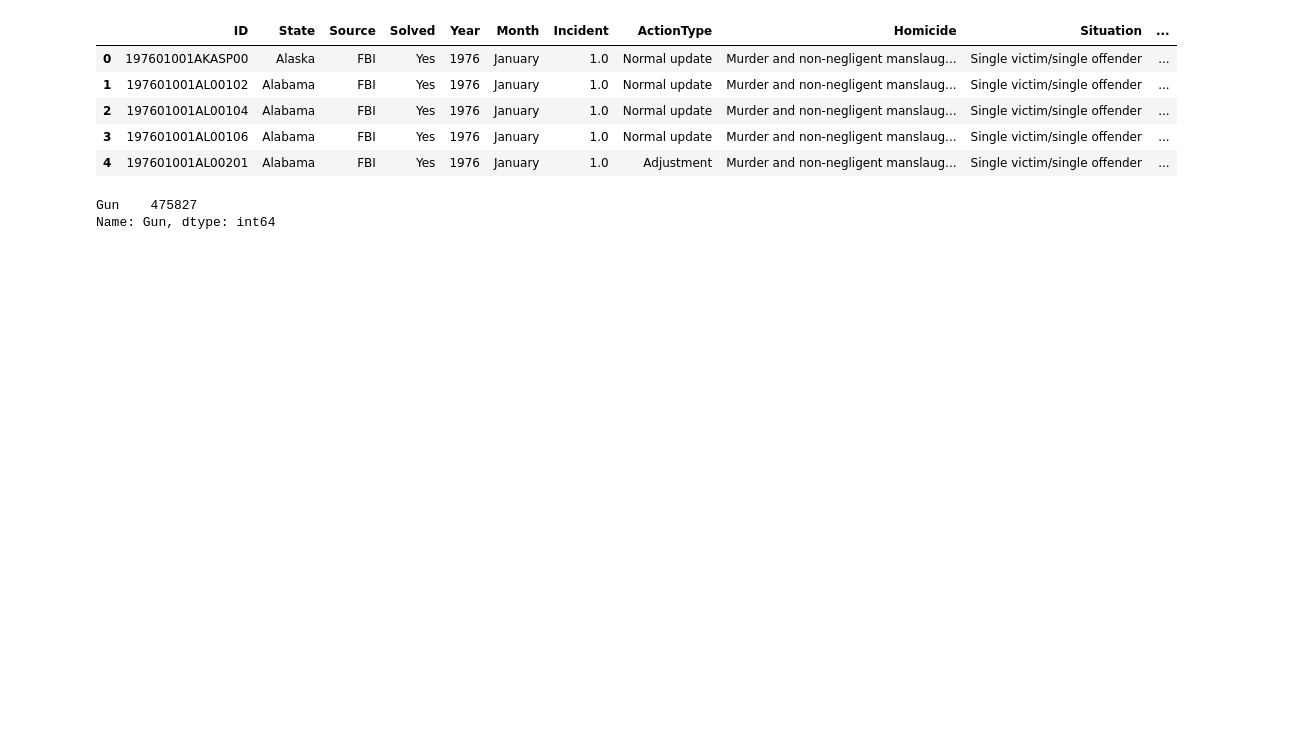
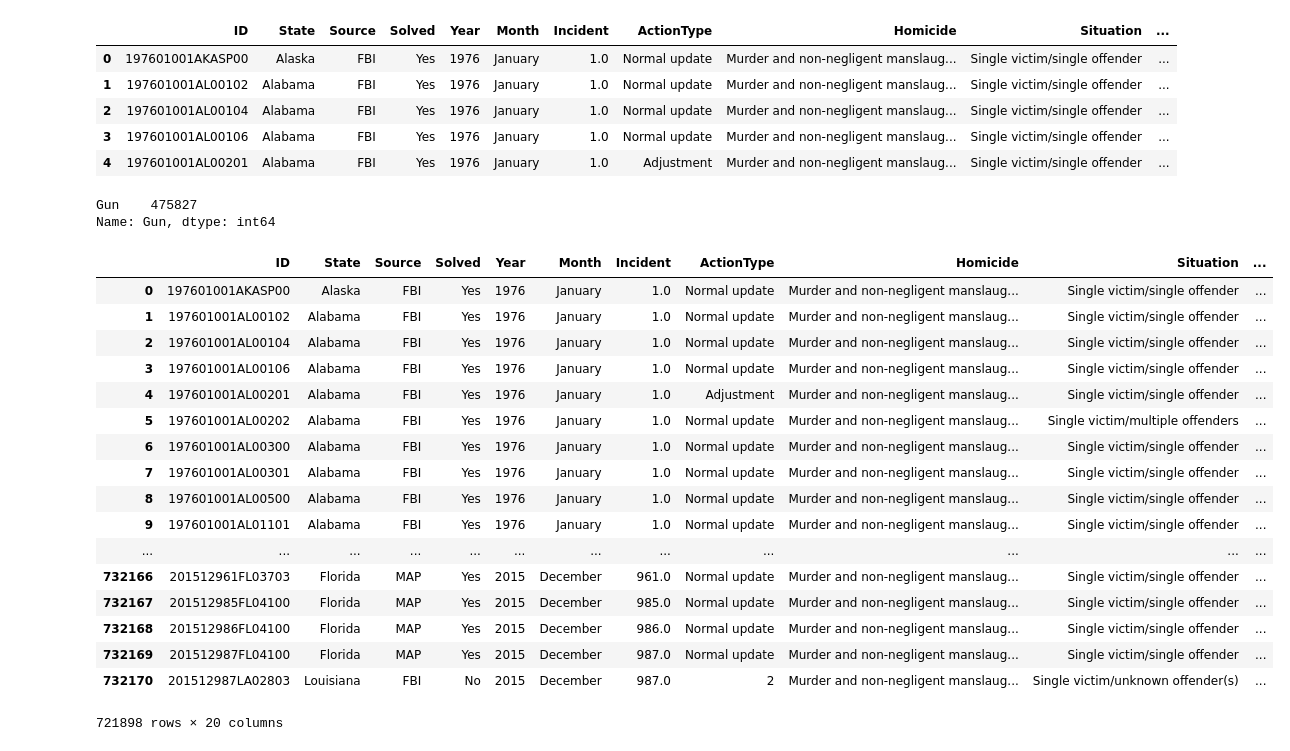
Before and after one commit to cathrinesot/studioprojects, a Jupyter notebook: code/guns/Gun Laws.ipynb, the cells around one changed output. Saved outputs shown, nothing was run; the diff lists cells and outputs as text; code cells hidden in the pictures; blank space fills up the shorter version.

```diff
--- a/code/guns/Gun Laws.ipynb
+++ b/code/guns/Gun Laws.ipynb
@@ -193,0 +181,21 @@ Name: Gun, dtype: int64
+# %%
+sum_weapons
+# %% [output]
+|  | ID | State | Source | Solved | Year | Month | Incident | ActionType | Homicide | Situation | ... |
+| 0 | 197601001AKASP00 | Alaska | FBI | Yes | 1976 | January | 1.0 | Normal update | Murder and non-negligent manslaug... | Single victim/single offender | ... |
+| 1 | 197601001AL00102 | Alabama | FBI | Yes | 1976 | January | 1.0 | Normal update | Murder and non-negligent manslaug... | Single victim/single offender | ... |
+| 2 | 197601001AL00104 | Alabama | FBI | Yes | 1976 | January | 1.0 | Normal update | Murder and non-negligent manslaug... | Single victim/single offender | ... |
+| 3 | 197601001AL00106 | Alabama | FBI | Yes | 1976 | January | 1.0 | Normal update | Murder and non-negligent manslaug... | Single victim/single offender | ... |
+| 4 | 197601001AL00201 | Alabama | FBI | Yes | 1976 | January | 1.0 | Adjustment | Murder and non-negligent manslaug... | Single victim/single offender | ... |
+| 5 | 197601001AL00202 | Alabama | FBI | Yes | 1976 | January | 1.0 | Normal update | Murder and non-negligent manslaug... | Single victim/multiple offenders | ... |
+| 6 | 197601001AL00300 | Alabama | FBI | Yes | 1976 | January | 1.0 | Normal update | Murder and non-negligent manslaug... | Single victim/single offender | ... |
+| 7 | 197601001AL00301 | Alabama | FBI | Yes | 1976 | January | 1.0 | Normal update | Murder and non-negligent manslaug... | Single victim/single offender | ... |
+| 8 | 197601001AL00500 | Alabama | FBI | Yes | 1976 | January | 1.0 | Normal update | Murder and non-negligent manslaug... | Single victim/single offender | ... |
+| 9 | 197601001AL01101 | Alabama | FBI | Yes | 1976 | January | 1.0 | Normal update | Murder and non-negligent manslaug... | Single victim/single offender | ... |
+| ... | ... | ... | ... | ... | ... | ... | ... | ... | ... | ... | ... |
+| 732166 | 201512961FL03703 | Florida | MAP | Yes | 2015 | December | 961.0 | Normal update | Murder and non-negligent manslaug... | Single victim/single offender | ... |
+| 732167 | 201512985FL04100 | Florida | MAP | Yes | 2015 | December | 985.0 | Normal update | Murder and non-negligent manslaug... | Single victim/single offender | ... |
+| 732168 | 201512986FL04100 | Florida | MAP | Yes | 2015 | December | 986.0 | Normal update | Murder and non-negligent manslaug... | Single victim/single offender | ... |
+| 732169 | 201512987FL04100 | Florida | MAP | Yes | 2015 | December | 987.0 | Normal update | Murder and non-negligent manslaug... | Single victim/single offender | ... |
+| 732170 | 201512987LA02803 | Louisiana | FBI | No | 2015 | December | 987.0 | 2 | Murder and non-negligent manslaug... | Single victim/unknown offender(s) | ... |
+721898 rows × 20 columns
```
Also changed, not shown: parts of 30 cells of this notebook, 3 other files.
